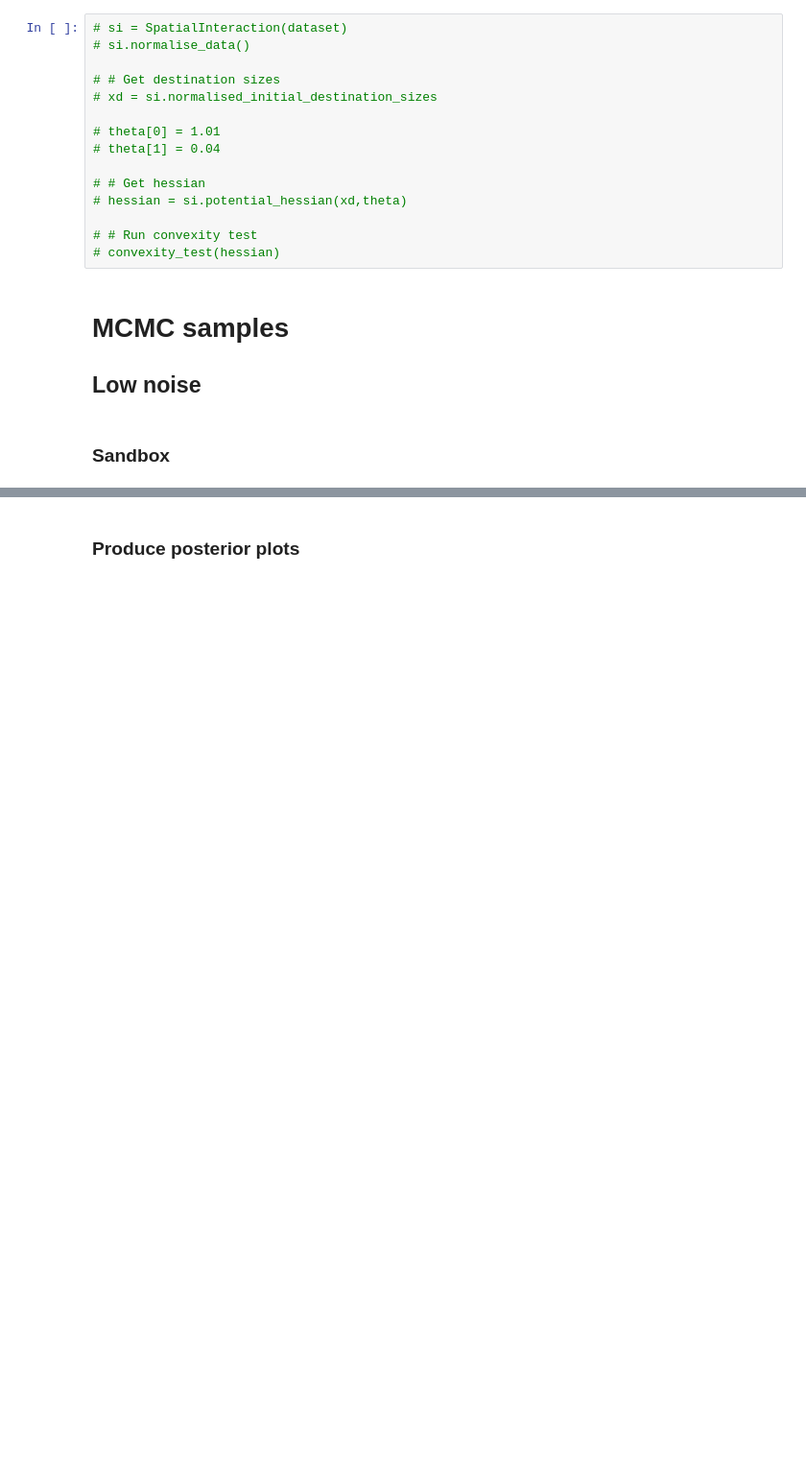
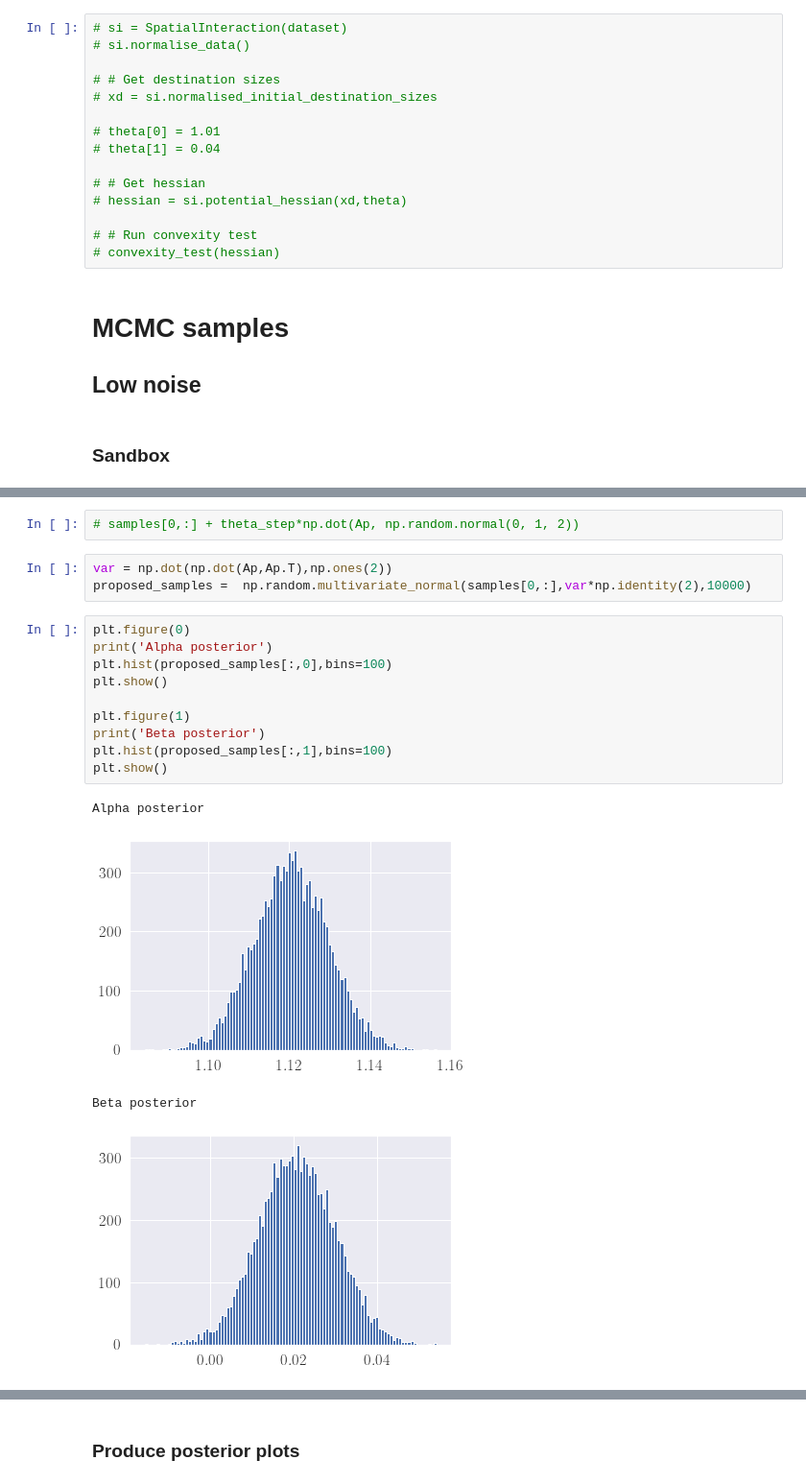
Before and after one commit to YannisZa/stochastic-travel-demand-modelling, a Jupyter notebook: notebooks/commuter_data_sandbox.ipynb, the cells around one changed output, grey strips where cells are left out. Shown at 96% size. Cells and saved outputs as stored; diff of their text form; blank space fills up the shorter version.

```diff
--- a/notebooks/commuter_data_sandbox.ipynb
+++ b/notebooks/commuter_data_sandbox.ipynb
@@ -221,0 +224,20 @@ inf
+# %%
+# samples[0,:] + theta_step*np.dot(Ap, np.random.normal(0, 1, 2))
+# %%
+var = np.dot(np.dot(Ap,Ap.T),np.ones(2))
+proposed_samples =  np.random.multivariate_normal(samples[0,:],var*np.identity(2),10000)
+# %%
+plt.figure(0)
+print('Alpha posterior')
+plt.hist(proposed_samples[:,0],bins=100)
+plt.show()
+
+plt.figure(1)
+print('Beta posterior')
+plt.hist(proposed_samples[:,1],bins=100)
+plt.show()
+# %% [output]
+Alpha posterior
+[figure, added]
+Beta posterior
+[figure, added]
```
Also changed, not shown: parts of 37 cells of this notebook, 10 other files.
